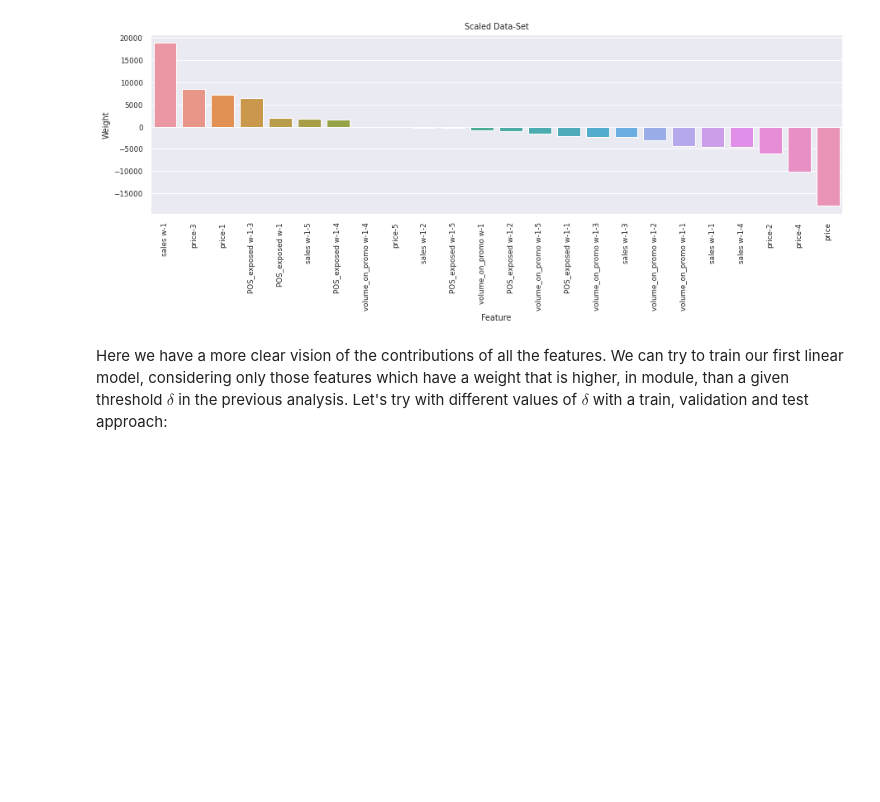
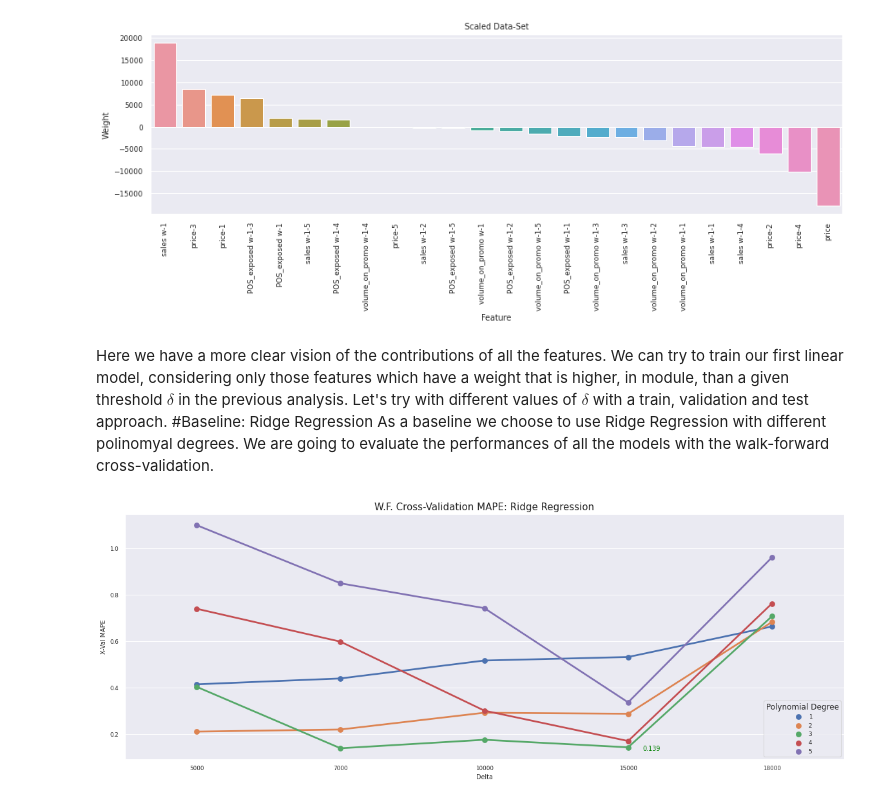
Before and after one commit to dondoC34/Data-Mining-Sales-Forecast, a Jupyter notebook: DMTM_Sales_Forecast.ipynb, the cells around one changed output. Saved outputs shown, nothing was run; the diff lists cells and outputs as text; code cells hidden in the pictures; blank space fills up the shorter version.

```diff
--- a/DMTM_Sales_Forecast.ipynb
+++ b/DMTM_Sales_Forecast.ipynb
@@ -388,7 +410,7 @@ std_scaler = StandardScaler()
 scaled_sales_data_144 = std_scaler.fit_transform(X=sales_data_144[selected_features])
 
 # fit a new Lasso model for features selection with the normalize data frame
-lasso_model = Lasso(alpha=0.001, max_iter=5000, random_state=12323)
+lasso_model = Lasso(alpha=0.01, max_iter=5000, random_state=12323)
 lasso_model.fit(X=scaled_sales_data_144, y=sales_data_144["target"])
 lr_coefficients = pd.DataFrame({'Variable':selected_features, 'Coefficient':lasso_model.coef_}).sort_values(by=['Coefficient'],ascending=False)
 plt.figure(figsize=(15, 4))
@@ -400,4 +422,6 @@ plt.ylabel("Weight");
 # %% [output]
 [figure]
 # %% [markdown]
-Here we have a more clear vision of the contributions of all the features. We can try to train our first linear model, considering only those features which have a weight that is higher, in module, than a given threshold $\delta$ in the previous analysis. Let's try with different values of $\delta$ with a train, validation and test approach:
+Here we have a more clear vision of the contributions of all the features. We can try to train our first linear model, considering only those features which have a weight that is higher, in module, than a given threshold $\delta$ in the previous analysis. Let's try with different values of $\delta$ with a train, validation and test approach.
+#Baseline: Ridge Regression
+As a baseline we choose to use Ridge Regression with different polinomyal degrees. We are going to evaluate the performances of all the models with the walk-forward cross-validation.
@@ -403,0 +455,24 @@ Here we have a more clear vision of the contributions of all the features. We ca
+# %%
+deltas = [5000, 7000, 10000, 15000, 18000]
+polynomial_degrees = [1, 2, 3, 4, 5]
+mape_on_validation = []
+for delta in deltas:
+  for degree in polynomial_degrees:
+    delta_features = lr_coefficients[(lr_coefficients["Coefficient"] > delta) | (lr_coefficients["Coefficient"] < -delta)]["Variable"]
+    linear_model = Ridge(alpha=100)
+    cv_mape, predictions = walk_forward_x_validation(estimator=linear_model,
+                                        start_date="2019", # cross-validate starting from 2019
+                                        data=sales_data_144,
+                                        features=delta_features,
+                                        target_feature="target",
+                                        poly_degree=degree)
+
+    mape_on_validation.append([delta, degree, cv_mape])
+
+delta_performance = pd.DataFrame(mape_on_validation, columns=["Delta", "Polynomial Degree", "X-Val MAPE"]).sort_values(by=['X-Val MAPE'], ascending=True)
+plt.figure(figsize=(20, 7))
+plt.title("W.F. Cross-Validation MAPE: Ridge Regression", fontdict={"fontsize":15})
+plt.text(3.1, 0.13, "0.139", fontdict={"color":"green"})
+sns.pointplot(x="Delta", y="X-Val MAPE", data= delta_performance, hue="Polynomial Degree");
+# %% [output]
+[figure, added]
```
Also changed, not shown: parts of 49 cells of this notebook.
